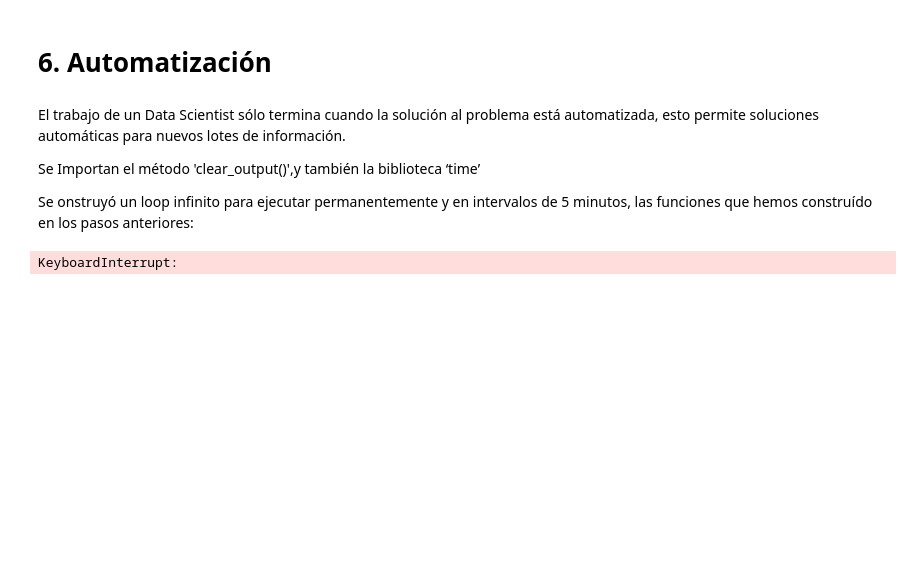
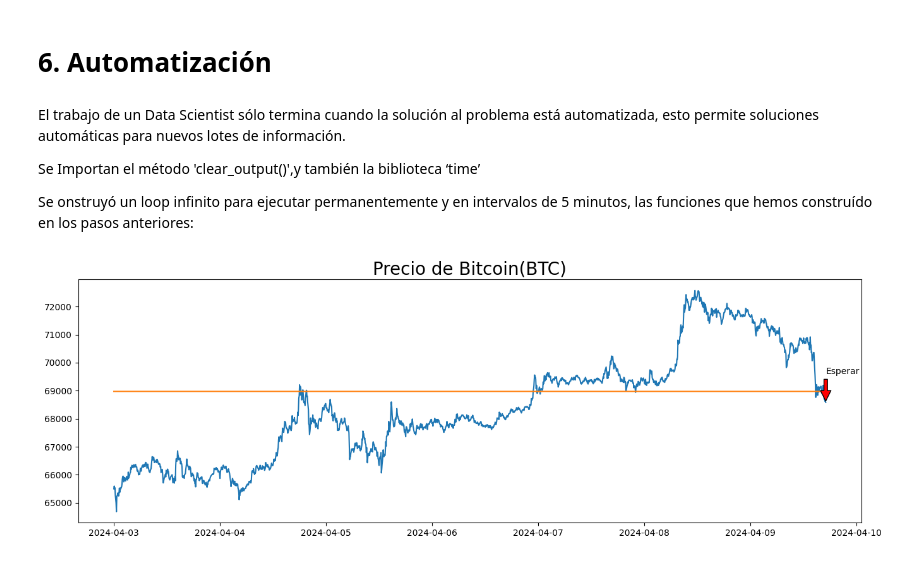
Before and after one commit to alejandramcr/challenge-data-science-robot-trading, a Jupyter notebook: Desafio_1_RobotTrading_AluraV2.ipynb, the cells around one changed output. Saved outputs shown, nothing was run; the diff lists cells and outputs as text; code cells hidden in the pictures; blank space fills up the shorter version.

```diff
--- a/Desafio_1_RobotTrading_AluraV2.ipynb
+++ b/Desafio_1_RobotTrading_AluraV2.ipynb
@@ -316,11 +316,11 @@ Se onstruyó un loop infinito para ejecutar permanentemente y en intervalos de 5
 # %%
 while(True):
     clear_output()
     importar_base_bitcoin()
     extraer_tendencias()
     limpieza_datos()
     tomar_decisiones()
     visualizacion()
-    #time.sleep(300)
+    time.sleep(300)
 # %% [output]
-KeyboardInterrupt:
+[figure, added]
```
